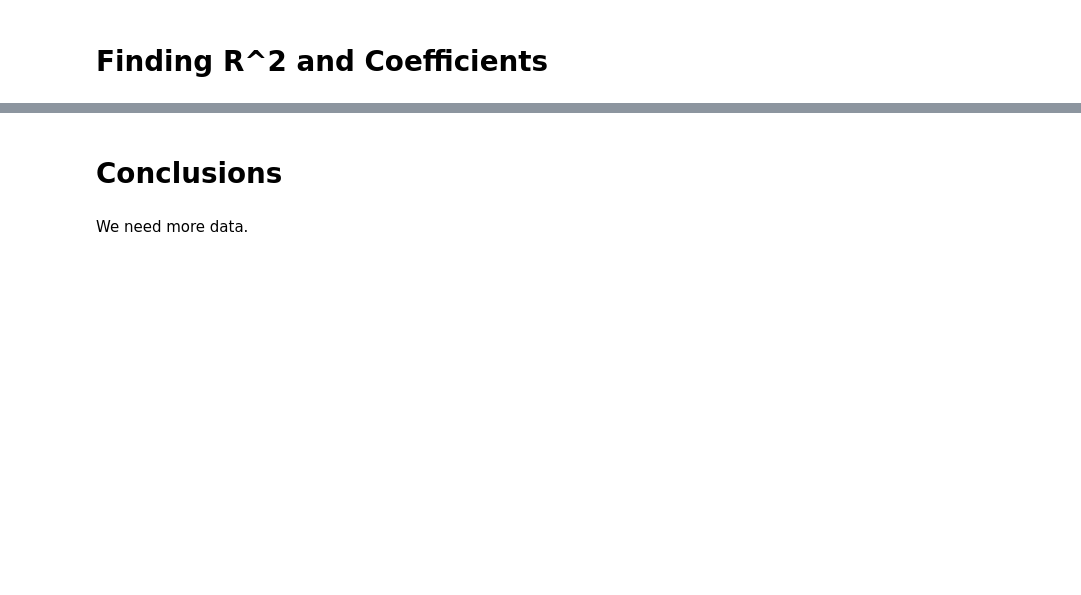
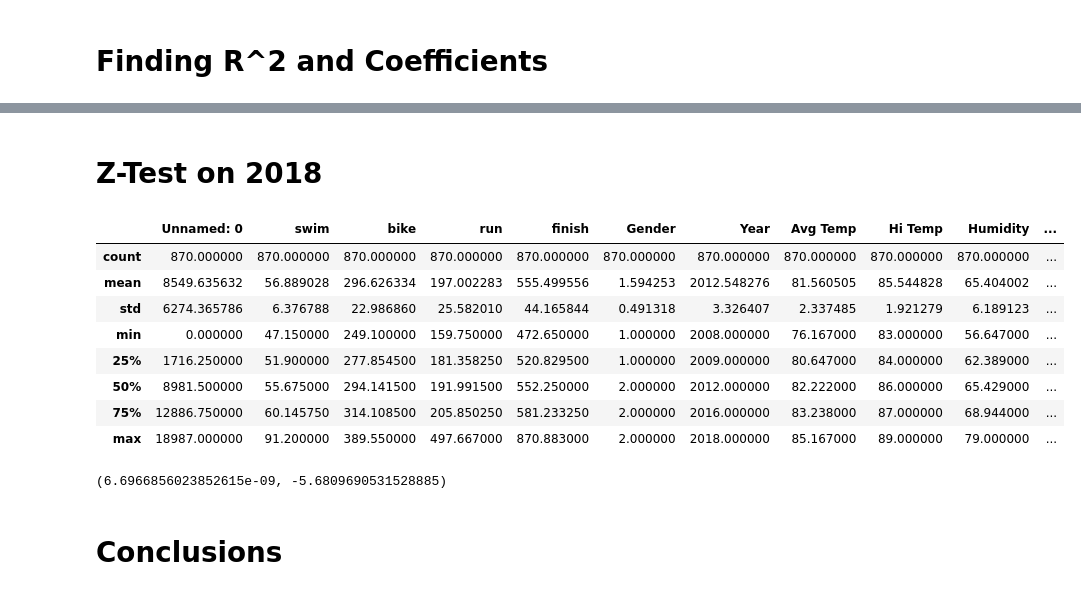
Before and after one commit to AdamLiscia/Ironman, a Jupyter notebook: Final.ipynb, the cells around one changed output, grey strips where cells are left out. Drawn from its saved outputs; the diff is of its cells as text; code cells hidden in the pictures; blank space fills up the shorter version.

```diff
--- a/Final.ipynb
+++ b/Final.ipynb
@@ -408,0 +407,2 @@ model_coef.plot(kind='bar', title='Modal Coefficients', legend=False, figsize=(1
+# %% [markdown]
+# Z-Test on 2018
@@ -408,0 +418,12 @@ model_coef.plot(kind='bar', title='Modal Coefficients', legend=False, figsize=(1
+# %%
+mega_data.describe()
+# %% [output]
+|  | Unnamed: 0 | swim | bike | run | finish | Gender | Year | Avg Temp | Hi Temp | Humidity | ... |
+| count | 870.000000 | 870.000000 | 870.000000 | 870.000000 | 870.000000 | 870.000000 | 870.000000 | 870.000000 | 870.000000 | 870.000000 | ... |
+| mean | 8549.635632 | 56.889028 | 296.626334 | 197.002283 | 555.499556 | 1.594253 | 2012.548276 | 81.560505 | 85.544828 | 65.404002 | ... |
+| std | 6274.365786 | 6.376788 | 22.986860 | 25.582010 | 44.165844 | 0.491318 | 3.326407 | 2.337485 | 1.921279 | 6.189123 | ... |
+| min | 0.000000 | 47.150000 | 249.100000 | 159.750000 | 472.650000 | 1.000000 | 2008.000000 | 76.167000 | 83.000000 | 56.647000 | ... |
+| 25% | 1716.250000 | 51.900000 | 277.854500 | 181.358250 | 520.829500 | 1.000000 | 2009.000000 | 80.647000 | 84.000000 | 62.389000 | ... |
+| 50% | 8981.500000 | 55.675000 | 294.141500 | 191.991500 | 552.250000 | 2.000000 | 2012.000000 | 82.222000 | 86.000000 | 65.429000 | ... |
+| 75% | 12886.750000 | 60.145750 | 314.108500 | 205.850250 | 581.233250 | 2.000000 | 2016.000000 | 83.238000 | 87.000000 | 68.944000 | ... |
+| max | 18987.000000 | 91.200000 | 389.550000 | 497.667000 | 870.883000 | 2.000000 | 2018.000000 | 85.167000 | 89.000000 | 79.000000 | ... |
@@ -409,4 +434,15 @@ model_coef.plot(kind='bar', title='Modal Coefficients', legend=False, figsize=(1
+# %%
+from math import sqrt
+
+n = len(finish_times_2018)
+sigma = 44.166
+mu = 555.4995
+x_bar = sum(finish_times_2018)/n
+
+z = (x_bar - mu)/(sigma/sqrt(n))
+p = stats.norm.cdf(z)
+p, z
+# %% [output]
+(6.6966856023852615e-09, -5.6809690531528885)
 # %% [markdown]
 # Conclusions
-# %% [markdown]
-We need more data.
```
Also changed, not shown: parts of 10 cells of this notebook.
